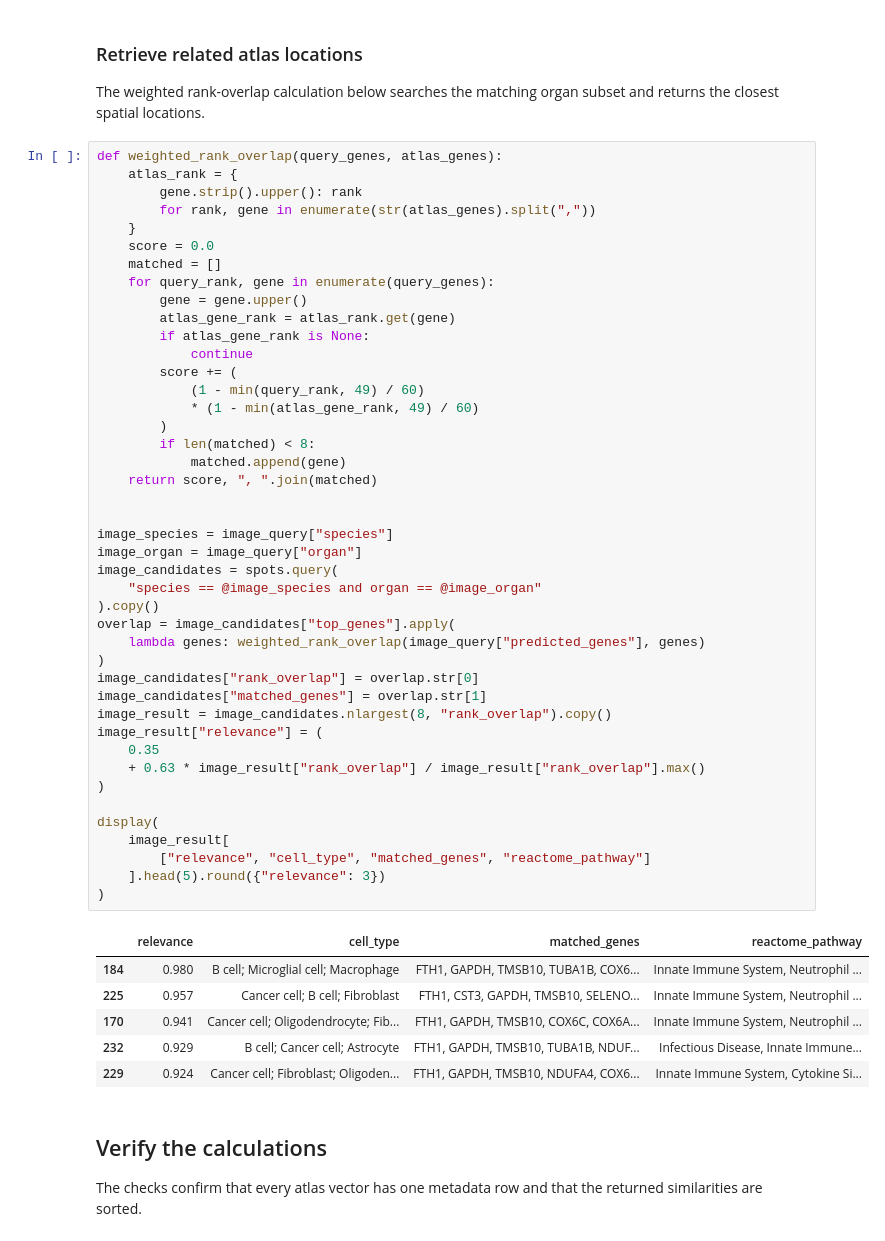
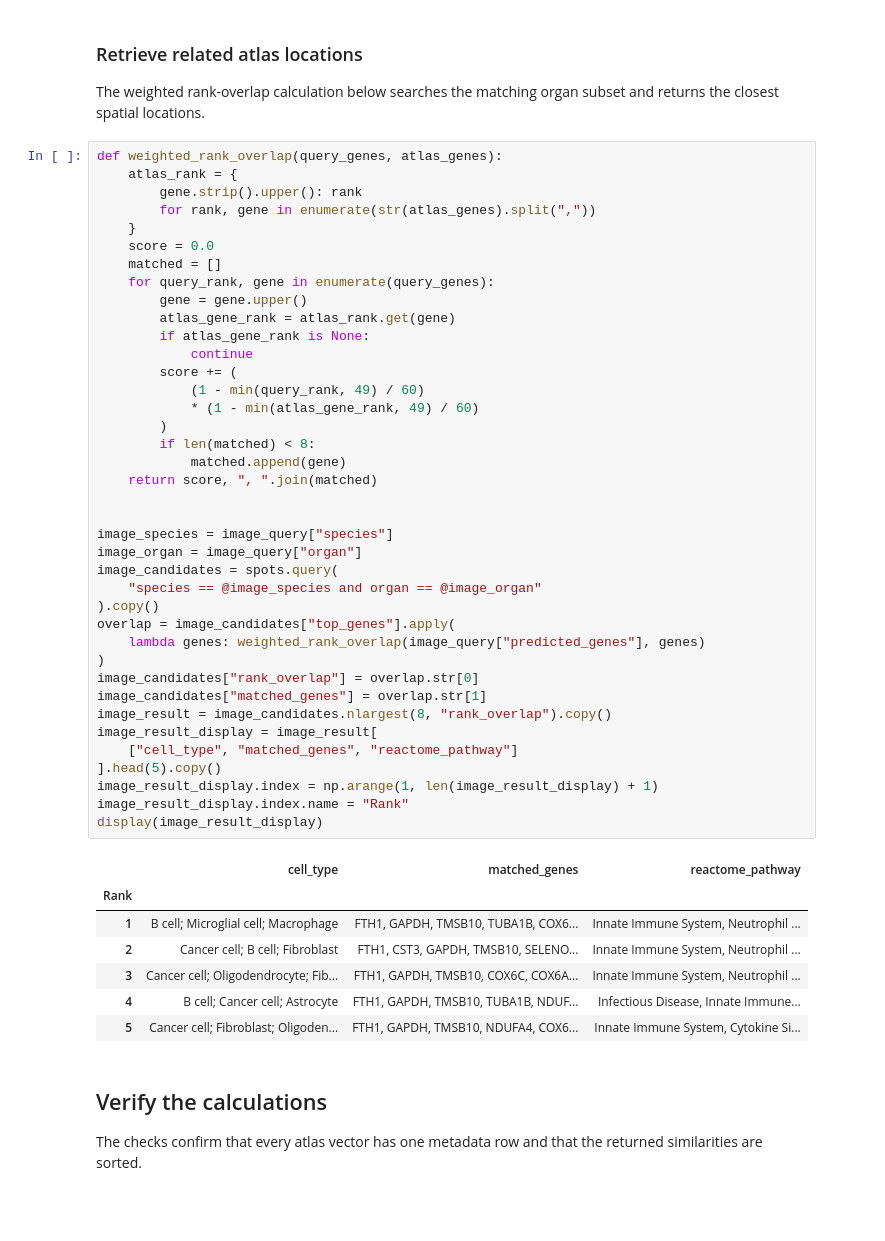
Before and after one commit to zipging/zipging.github.io, a Jupyter notebook: HistAgent/notebooks/st_atlas_retrieval.ipynb, the cells around one changed output. Saved outputs shown, nothing was run; the diff lists cells and outputs as text; blank space fills up the shorter version.

```diff
--- a/HistAgent/notebooks/st_atlas_retrieval.ipynb
+++ b/HistAgent/notebooks/st_atlas_retrieval.ipynb
@@ -203,49 +219,46 @@ def weighted_rank_overlap(query_genes, atlas_genes):
         for rank, gene in enumerate(str(atlas_genes).split(","))
     }
     score = 0.0
     matched = []
     for query_rank, gene in enumerate(query_genes):
         gene = gene.upper()
         atlas_gene_rank = atlas_rank.get(gene)
         if atlas_gene_rank is None:
             continue
         score += (
             (1 - min(query_rank, 49) / 60)
             * (1 - min(atlas_gene_rank, 49) / 60)
         )
         if len(matched) < 8:
             matched.append(gene)
     return score, ", ".join(matched)
 
 
 image_species = image_query["species"]
 image_organ = image_query["organ"]
 image_candidates = spots.query(
     "species == @image_species and organ == @image_organ"
 ).copy()
 overlap = image_candidates["top_genes"].apply(
     lambda genes: weighted_rank_overlap(image_query["predicted_genes"], genes)
 )
 image_candidates["rank_overlap"] = overlap.str[0]
 image_candidates["matched_genes"] = overlap.str[1]
 image_result = image_candidates.nlargest(8, "rank_overlap").copy()
-image_result["relevance"] = (
-    0.35
-    + 0.63 * image_result["rank_overlap"] / image_result["rank_overlap"].max()
-)
-
-display(
-    image_result[
-        ["relevance", "cell_type", "matched_genes", "reactome_pathway"]
-    ].head(5).round({"relevance": 3})
-)
+image_result_display = image_result[
+    ["cell_type", "matched_genes", "reactome_pathway"]
+].head(5).copy()
+image_result_display.index = np.arange(1, len(image_result_display) + 1)
+image_result_display.index.name = "Rank"
+display(image_result_display)
 # %% [output]
-|  | relevance | cell_type | matched_genes | reactome_pathway |
-| 184 | 0.980 | B cell; Microglial cell; Macrophage | FTH1, GAPDH, TMSB10, TUBA1B, COX6... | Innate Immune System, Neutrophil ... |
-| 225 | 0.957 | Cancer cell; B cell; Fibroblast | FTH1, CST3, GAPDH, TMSB10, SELENO... | Innate Immune System, Neutrophil ... |
-| 170 | 0.941 | Cancer cell; Oligodendrocyte; Fib... | FTH1, GAPDH, TMSB10, COX6C, COX6A... | Innate Immune System, Neutrophil ... |
-| 232 | 0.929 | B cell; Cancer cell; Astrocyte | FTH1, GAPDH, TMSB10, TUBA1B, NDUF... | Infectious Disease, Innate Immune... |
-| 229 | 0.924 | Cancer cell; Fibroblast; Oligoden... | FTH1, GAPDH, TMSB10, NDUFA4, COX6... | Innate Immune System, Cytokine Si... |
+|  | cell_type | matched_genes | reactome_pathway |
+| Rank |  |  |  |
+| 1 | B cell; Microglial cell; Macrophage | FTH1, GAPDH, TMSB10, TUBA1B, COX6... | Innate Immune System, Neutrophil ... |
+| 2 | Cancer cell; B cell; Fibroblast | FTH1, CST3, GAPDH, TMSB10, SELENO... | Innate Immune System, Neutrophil ... |
+| 3 | Cancer cell; Oligodendrocyte; Fib... | FTH1, GAPDH, TMSB10, COX6C, COX6A... | Innate Immune System, Neutrophil ... |
+| 4 | B cell; Cancer cell; Astrocyte | FTH1, GAPDH, TMSB10, TUBA1B, NDUF... | Infectious Disease, Innate Immune... |
+| 5 | Cancer cell; Fibroblast; Oligoden... | FTH1, GAPDH, TMSB10, NDUFA4, COX6... | Innate Immune System, Cytokine Si... |
 # %% [markdown]
 ## Verify the calculations
 
```
Also changed, not shown: parts of 3 cells of this notebook, 17 other files.
